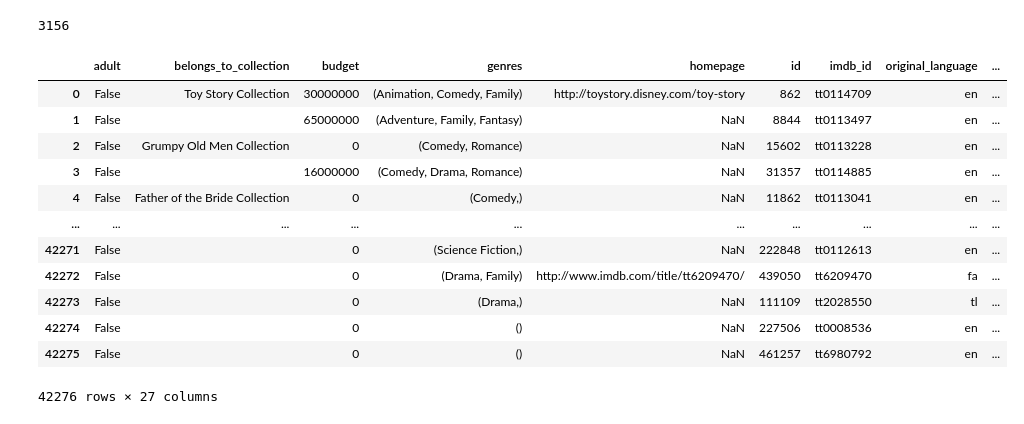
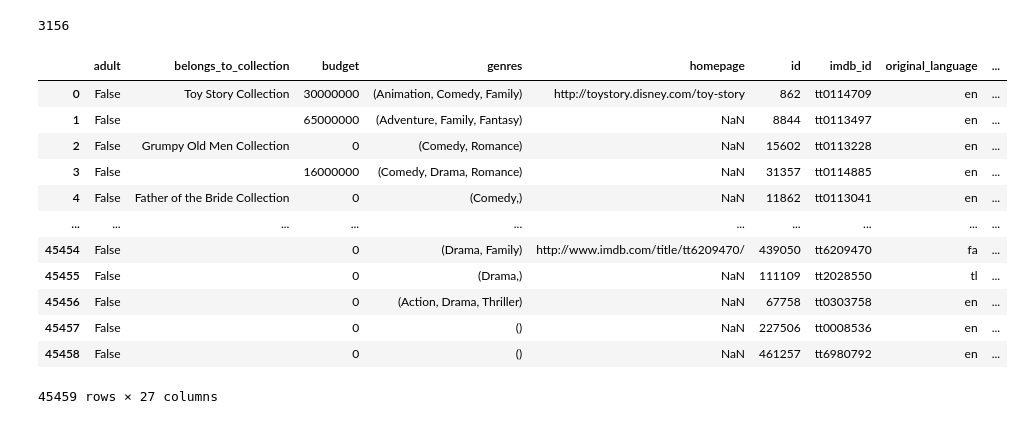
Before and after one commit to ArchitBhonsle/the-movies-dataset, a Jupyter notebook: Exploration.ipynb, the cells around one changed output. Cells and saved outputs as stored; diff of their text form; code cells hidden in the pictures.

Commit message:
keywords and "duplicate" movies fix

```diff
--- a/Exploration.ipynb
+++ b/Exploration.ipynb
@@ -225,26 +231,26 @@ not_real
 3156
 # %%
 everything = pd.merge(
-    left=pd.merge(left=movies_unique, right=credits_unique, on='id', how='left'),
+    left=pd.merge(left=movies, right=credits_unique, on='id', how='inner'),
     right=keywords_unique,
     on='id',
     how='inner'
 )
 everything
 # %% [output]
 |  | adult | belongs_to_collection | budget | genres | homepage | id | imdb_id | original_language | ... |
 | 0 | False | Toy Story Collection | 30000000 | (Animation, Comedy, Family) | http://toystory.disney.com/toy-story | 862 | tt0114709 | en | ... |
 | 1 | False |  | 65000000 | (Adventure, Family, Fantasy) | NaN | 8844 | tt0113497 | en | ... |
 | 2 | False | Grumpy Old Men Collection | 0 | (Comedy, Romance) | NaN | 15602 | tt0113228 | en | ... |
 | 3 | False |  | 16000000 | (Comedy, Drama, Romance) | NaN | 31357 | tt0114885 | en | ... |
 | 4 | False | Father of the Bride Collection | 0 | (Comedy,) | NaN | 11862 | tt0113041 | en | ... |
 | ... | ... | ... | ... | ... | ... | ... | ... | ... | ... |
-| 42271 | False |  | 0 | (Science Fiction,) | NaN | 222848 | tt0112613 | en | ... |
-| 42272 | False |  | 0 | (Drama, Family) | http://www.imdb.com/title/tt6209470/ | 439050 | tt6209470 | fa | ... |
-| 42273 | False |  | 0 | (Drama,) | NaN | 111109 | tt2028550 | tl | ... |
-| 42274 | False |  | 0 | () | NaN | 227506 | tt0008536 | en | ... |
-| 42275 | False |  | 0 | () | NaN | 461257 | tt6980792 | en | ... |
+| 45454 | False |  | 0 | (Drama, Family) | http://www.imdb.com/title/tt6209470/ | 439050 | tt6209470 | fa | ... |
+| 45455 | False |  | 0 | (Drama,) | NaN | 111109 | tt2028550 | tl | ... |
+| 45456 | False |  | 0 | (Action, Drama, Thriller) | NaN | 67758 | tt0303758 | en | ... |
+| 45457 | False |  | 0 | () | NaN | 227506 | tt0008536 | en | ... |
+| 45458 | False |  | 0 | () | NaN | 461257 | tt6980792 | en | ... |
-42276 rows × 27 columns
+45459 rows × 27 columns
 # %%
 main = everything.drop([
     'adult', # there's only 9 adult films
```
Also changed, not shown: parts of 6 cells of this notebook, 3 other files.
